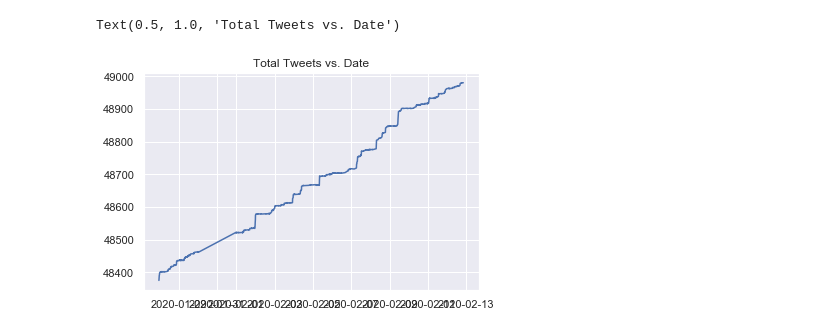
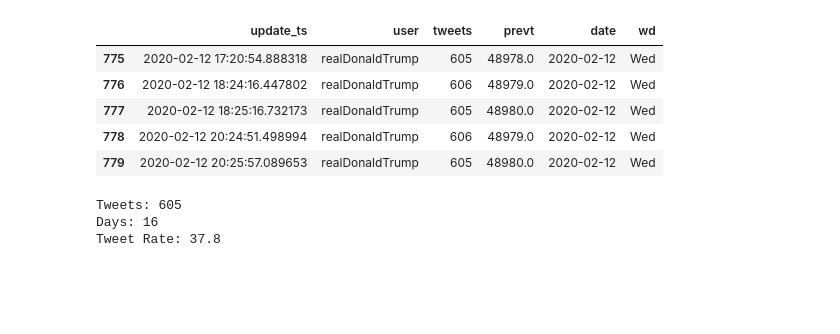
Before and after one commit to mdinunzio/PredictIt, a Jupyter notebook: research/RDT Tweets.ipynb, the cells around one changed output. Saved outputs shown, nothing was run; the diff lists cells and outputs as text; code cells hidden in the pictures; blank space fills up the shorter version.

```diff
--- a/research/RDT Tweets.ipynb
+++ b/research/RDT Tweets.ipynb
@@ -7,18 +7,37 @@ import seaborn as sns
 
 sns.set()
 %matplotlib inline
-# %%
-rdt_q  = """
-SELECT * FROM tweetcounts
-WHERE "user" = 'realDonaldTrump'
-"""
-
-df = dbt.select(rdt_q, con=dbt.PI_PROD)
-df['prevt'] = df['tweets'].shift(1)
-df = df[df['tweets']!=df['prevt']]
-
-plt.plot(df['update_ts'], df['tweets'])
-plt.title('Total Tweets vs. Date')
-# %% [output]
-Text(0.5, 1.0, 'Total Tweets vs. Date')
-[figure, removed]
+# %%
+rdt_q  = """
+SELECT * FROM tweetcounts
+WHERE "user" = 'realDonaldTrump'
+"""
+
+tweets = dbt.select(rdt_q, con=dbt.PI_PROD)
+tweets['prevt'] = tweets['tweets'].shift(1)
+tweets = tweets[tweets['tweets']!=tweets['prevt']]
+tweets['tweets'] -= tweets['tweets'].min()
+tweets['tweets'] += 1
+tweets = tweets.reset_index(drop=True)
+tweets['date'] = tweets['update_ts'].map(
+    lambda x: x.to_pydatetime().date())
+tweets['wd'] = tweets['date'].map(lambda x: '{:%a}'.format(x))
+tweets.tail()
+# %% [output]
+|  | update_ts | user | tweets | prevt | date | wd |
+| 775 | 2020-02-12 17:20:54.888318 | realDonaldTrump | 605 | 48978.0 | 2020-02-12 | Wed |
+| 776 | 2020-02-12 18:24:16.447802 | realDonaldTrump | 606 | 48979.0 | 2020-02-12 | Wed |
+| 777 | 2020-02-12 18:25:16.732173 | realDonaldTrump | 605 | 48980.0 | 2020-02-12 | Wed |
+| 778 | 2020-02-12 20:24:51.498994 | realDonaldTrump | 606 | 48979.0 | 2020-02-12 | Wed |
+| 779 | 2020-02-12 20:25:57.089653 | realDonaldTrump | 605 | 48980.0 | 2020-02-12 | Wed |
+# %%
+tweet_count = tweets['tweets'].max() - tweets['tweets'].min()
+day_count = (tweets['date'].max() - tweets['date'].min()).days
+tpd = tweet_count / days
+print(f'Tweets: {tweet_count}')
+print(f'Days: {day_count}')
+print(f'Tweet Rate: {tpd:.1f}')
+# %% [output]
+Tweets: 605
+Days: 16
+Tweet Rate: 37.8
```
Also changed, not shown: parts of 4 cells of this notebook, 1 other file.
